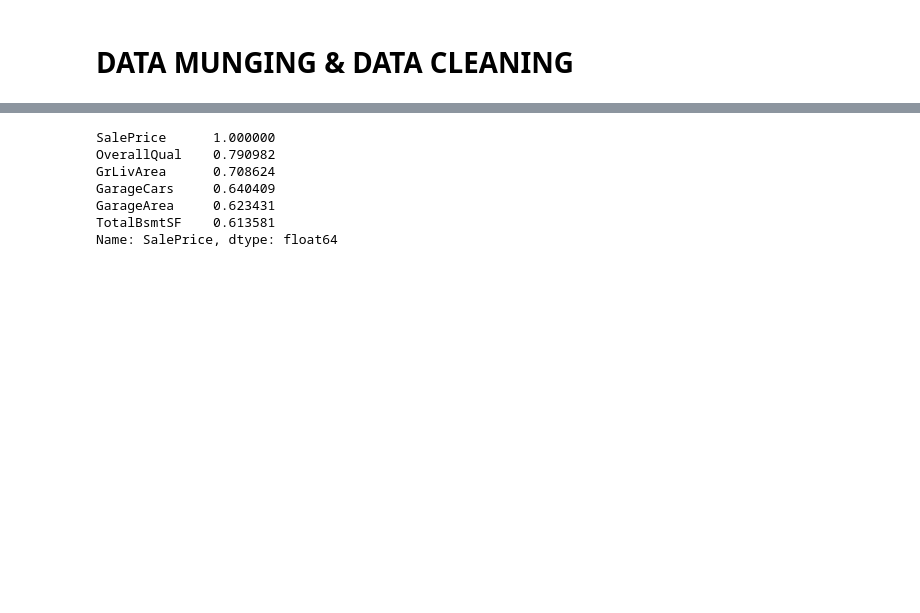
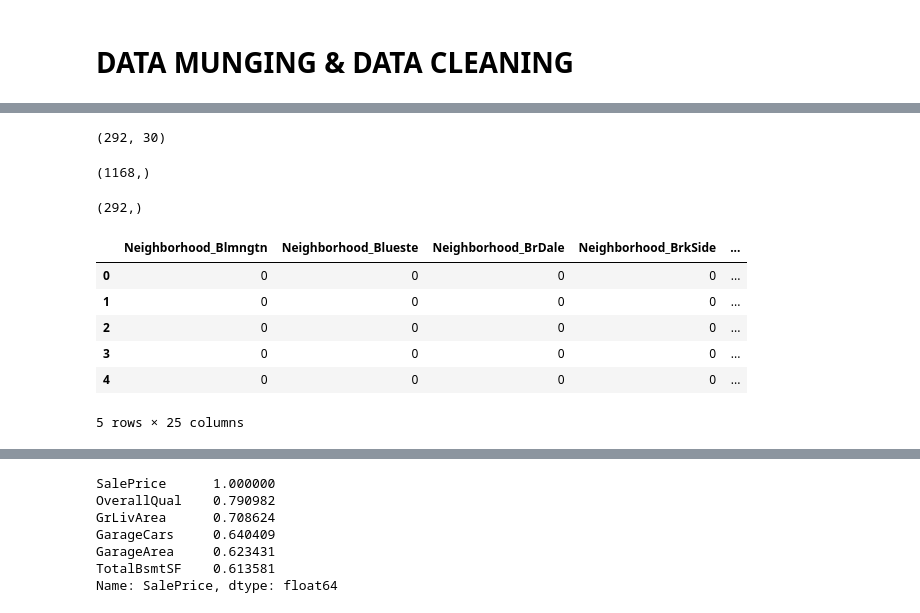
Before and after one commit to NikhilaThota/CapstoneProject_House_Prices_Prediction, a Jupyter notebook: House_prices.ipynb, the cells around one changed output, grey strips where cells are left out. Cells and saved outputs as stored; diff of their text form; code cells hidden in the pictures; blank space fills up the shorter version.

```diff
--- a/House_prices.ipynb
+++ b/House_prices.ipynb
@@ -153,0 +204,2 @@ True
+# %%
+hpdf_dummies = pd.get_dummies(hpdf, columns=['Neighborhood', 'BsmtCond'])
@@ -153,0 +208,2 @@ True
+# %%
+hpdf_dummies.drop(['YearBuilt'], axis=1, inplace=True)
@@ -153,0 +247,26 @@ True
+# %%
+hpdf_dummies_test.shape
+# %% [output]
+(292, 30)
+# %%
+output_df_train.shape
+# %% [output]
+(1168,)
+# %%
+output_df_test.shape
+# %% [output]
+(292,)
+# %%
+hpdf_dummies_neighborhood = hpdf_dummies.copy()
+# %%
+hpdf_dummies_neighborhood.drop(hpdf_dummies_neighborhood.columns[[0,26,27,28,29,30]],axis=1, inplace=True)
+# %%
+hpdf_dummies_neighborhood.head()
+# %% [output]
+|  | Neighborhood_Blmngtn | Neighborhood_Blueste | Neighborhood_BrDale | Neighborhood_BrkSide | ... |
+| 0 | 0 | 0 | 0 | 0 | ... |
+| 1 | 0 | 0 | 0 | 0 | ... |
+| 2 | 0 | 0 | 0 | 0 | ... |
+| 3 | 0 | 0 | 0 | 0 | ... |
+| 4 | 0 | 0 | 0 | 0 | ... |
+5 rows × 25 columns
```
Also changed, not shown: parts of 72 cells of this notebook.
